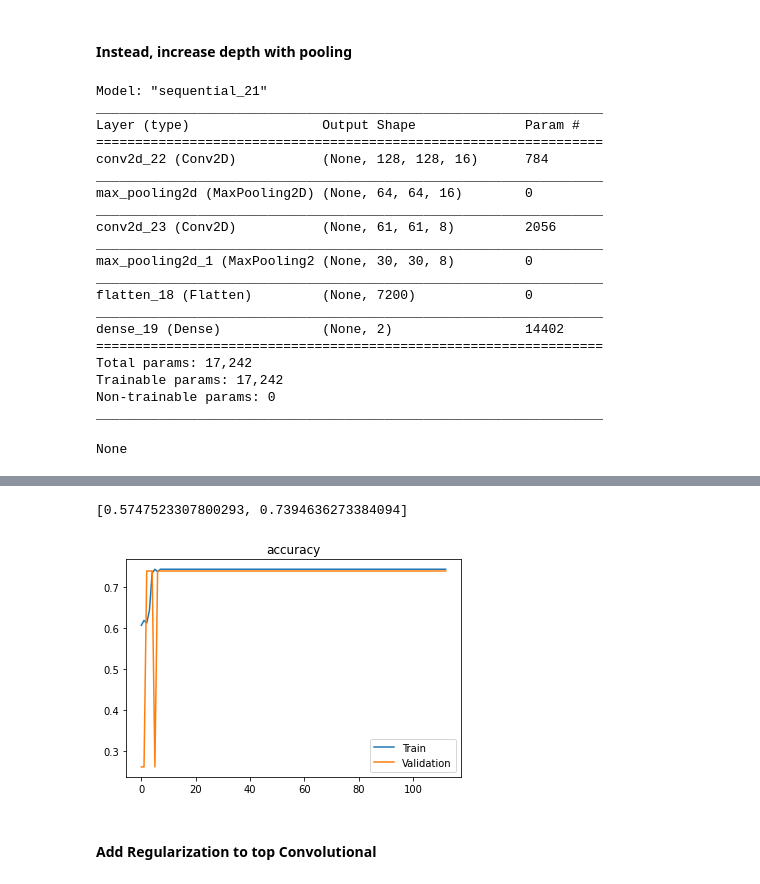
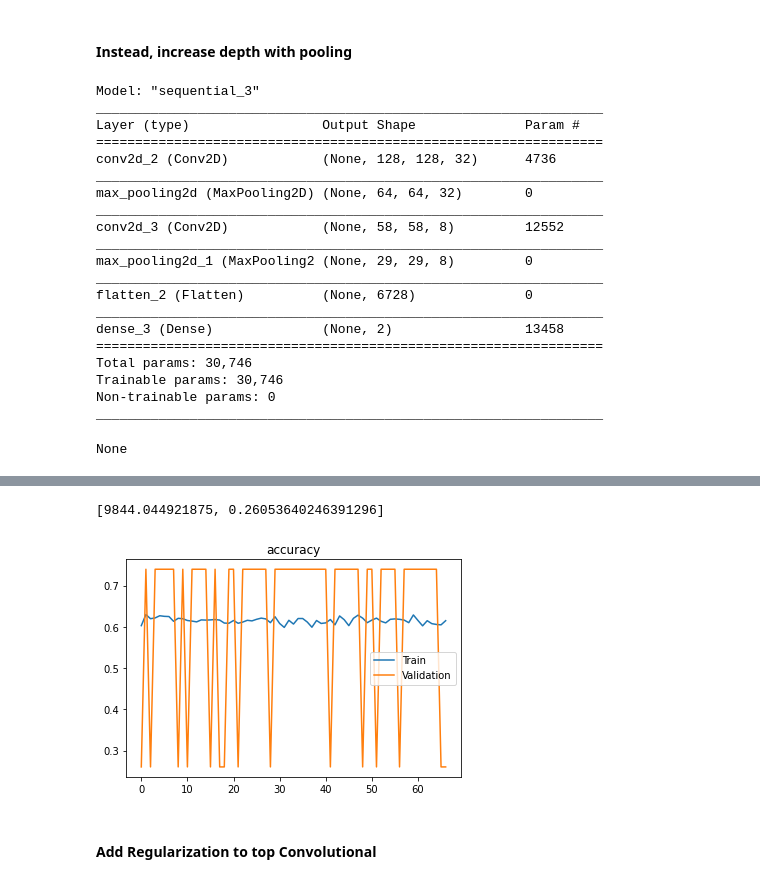
Before and after one commit to sethnlewis/X-Ray-Image-Classification, a Jupyter notebook: notebooks/eda-kaggle-v2.ipynb, the cells around one changed output, grey strips where cells are left out. Cells and saved outputs as stored; diff of their text form; code cells hidden in the pictures.

Commit message:
Done for the day. Ready to run best model on test data

```diff
--- a/notebooks/eda-kaggle-v2.ipynb
+++ b/notebooks/eda-kaggle-v2.ipynb
@@ -80,7 +80,7 @@ def plot_metrics(history, metrics=['accuracy'], val=True):
 # %% [markdown]
 #### Define callbacks
 # %%
-callbacks = [EarlyStopping(monitor='val_loss', patience=50),
+callbacks = [EarlyStopping(monitor='val_loss', patience=25),
              ModelCheckpoint('best_model.h5', monitor='val_loss', save_best_only=True)]
 # %% [markdown]
 ### Define First Simple Model (FSM)
@@ -229,8 +246,8 @@ KeyboardInterrupt:
 #### Instead, increase depth with pooling
 # %%
 model = Sequential()
-model.add(Conv2D(16,
-                 kernel_size=4,
+model.add(Conv2D(32,
+                 kernel_size=7,
                  input_shape=(TARGET_SIZE, TARGET_SIZE, 3),
                  activation='relu',
                  padding='same'))
@@ -238,7 +255,7 @@ model.add(Conv2D(16,
 model.add(MaxPooling2D(pool_size=(2, 2)))
 
 model.add(Conv2D(8,
-                 kernel_size=4,
+                 kernel_size=7,
                  input_shape=(TARGET_SIZE, TARGET_SIZE, 3)))
 
 model.add(MaxPooling2D(pool_size=(2, 2)))
@@ -268,24 +285,24 @@ display(model.summary())
 # Print evaluation results on validation set
 model.evaluate(x_val, y_val)
 # %% [output]
-Model: "sequential_21"
+Model: "sequential_3"
 _________________________________________________________________
 Layer (type)                 Output Shape              Param #
 =================================================================
-conv2d_22 (Conv2D)           (None, 128, 128, 16)      784
+conv2d_2 (Conv2D)            (None, 128, 128, 32)      4736
 _________________________________________________________________
-max_pooling2d (MaxPooling2D) (None, 64, 64, 16)        0
+max_pooling2d (MaxPooling2D) (None, 64, 64, 32)        0
 _________________________________________________________________
-conv2d_23 (Conv2D)           (None, 61, 61, 8)         2056
+conv2d_3 (Conv2D)            (None, 58, 58, 8)         12552
 _________________________________________________________________
-max_pooling2d_1 (MaxPooling2 (None, 30, 30, 8)         0
+max_pooling2d_1 (MaxPooling2 (None, 29, 29, 8)         0
 _________________________________________________________________
-flatten_18 (Flatten)         (None, 7200)              0
+flatten_2 (Flatten)          (None, 6728)              0
 _________________________________________________________________
-dense_19 (Dense)             (None, 2)                 14402
+dense_3 (Dense)              (None, 2)                 13458
 =================================================================
-Total params: 17,242
-Trainable params: 17,242
+Total params: 30,746
+Trainable params: 30,746
 Non-trainable params: 0
 _________________________________________________________________
 None
@@ -293,5 +310,5 @@ None
-[0.5747523307800293, 0.7394636273384094]
+[9844.044921875, 0.26053640246391296]
-[figure, old version]
+[figure, new version]
 # %% [markdown]
 #### Add Regularization to top Convolutional
 # %%
```
Also changed, not shown: parts of 9 cells of this notebook.
